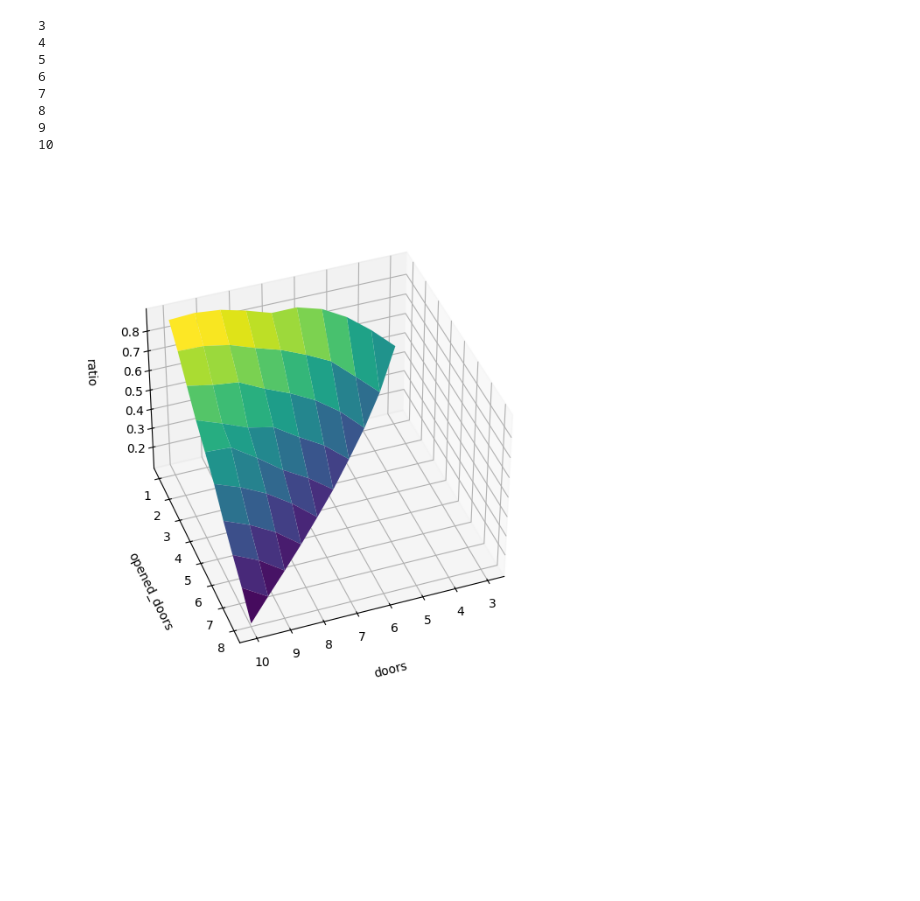
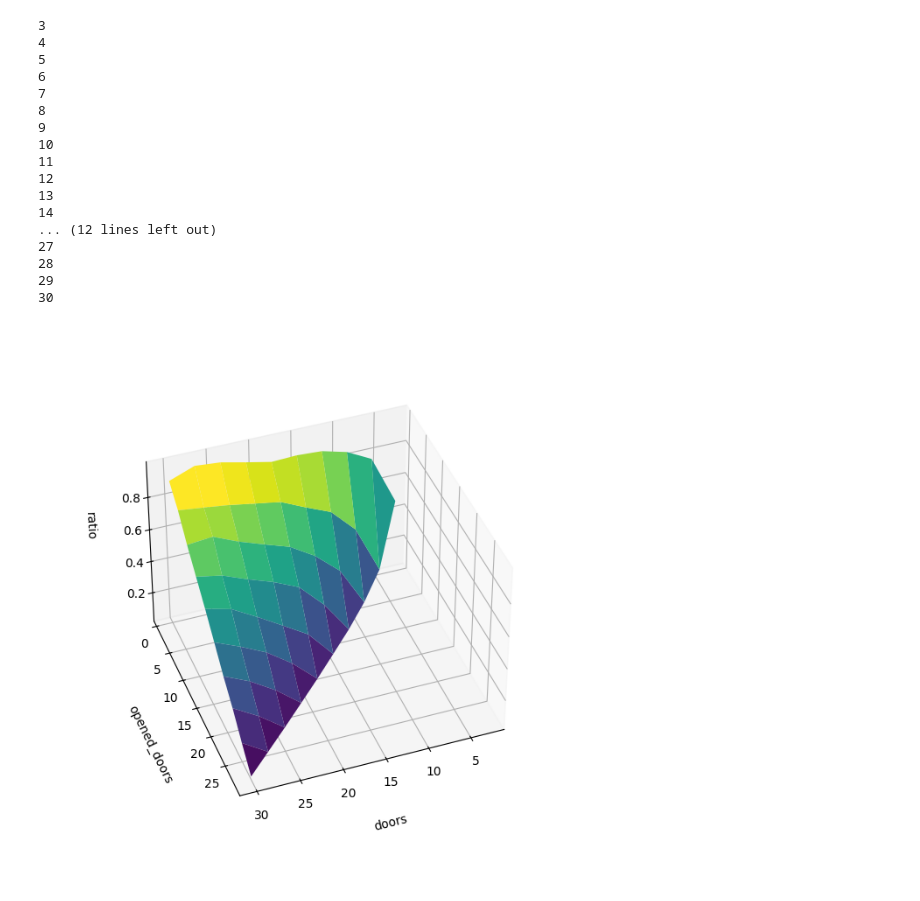
Before and after one commit to Diego-Albano/astrostatistics_bicocca_2024, a Jupyter notebook: working/W2/W2-4.ipynb, the cells around one changed output. Drawn from its saved outputs; the diff is of its cells as text; code cells hidden in the pictures; blank space fills up the shorter version.

Commit message:
30 doors

```diff
--- a/working/W2/W2-4.ipynb
+++ b/working/W2/W2-4.ipynb
@@ -8,8 +8,8 @@ from mpl_toolkits.mplot3d import Axes3D
 
 
 
-number_of_doors = 10     #n>3    the program goes as n^2 times the number of tries
-tries = 10000
+number_of_doors = 30     #n>3    the program goes as n^2 times the number of tries
+tries = 100000
 
 x = []      #number of doors
 y = []      #number of opened_doors
@@ -69,32 +69,41 @@ for p in range(3, number_of_doors + 1):     #start from 3 doors so 0, 1 and 2
 
             if keeper == winning_door:
                 keeper_score = keeper_score + 1
 
             if switcher == winning_door:
                 switcher_score = switcher_score + 1
 
         ratio = float(keeper_score/switcher_score)
         z.append(ratio)
 
 plotx,ploty, = np.meshgrid(np.linspace(np.min(x),np.max(x),10),np.linspace(np.min(y),np.max(y),10))
 plotz = interp.griddata((x,y),z,(plotx,ploty),method='linear')
 
 fig = plt.figure(figsize = (8,10))
 ax = fig.add_subplot(111, projection='3d')
-ax.plot_surface(plotx,ploty,plotz,cstride=1,rstride=1,cmap='viridis')
+ax.plot_surface(plotx, ploty, plotz, cstride=1, rstride=1, cmap='viridis')
 ax.set_xlabel('doors', labelpad=20)
 ax.set_ylabel('opened_doors', labelpad=20)
 ax.set_zlabel('ratio', labelpad=20)
 ax.view_init(40, 70)
 ax.set_box_aspect(aspect=None, zoom=0.8)
 #print(x , y, z)
 # %% [output]
 3
 4
 5
 6
 7
 8
 9
 10
+11
+12
+13
+14
+... (12 lines left out)
+27
+28
+29
+30
-[figure, old version]
+[figure, new version]
```
